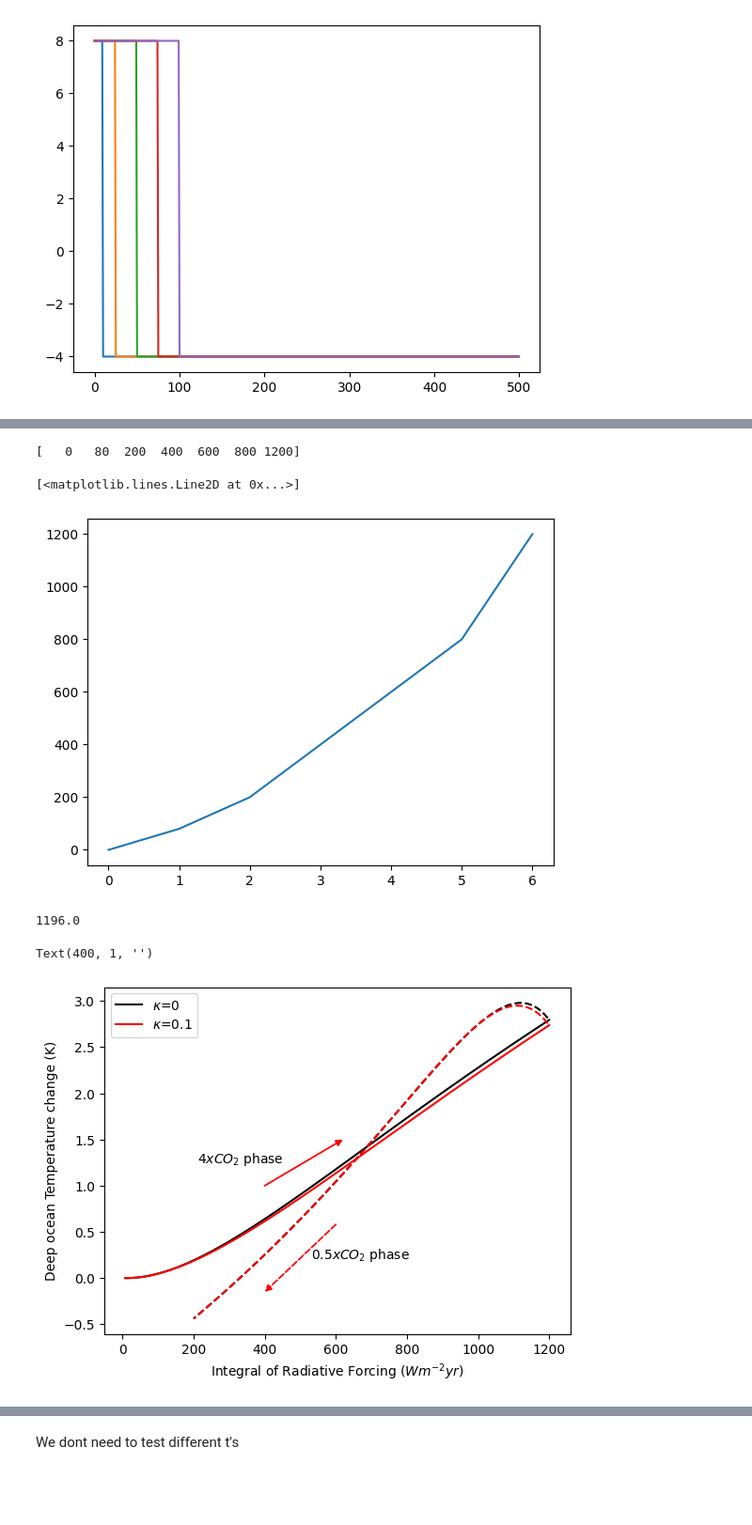
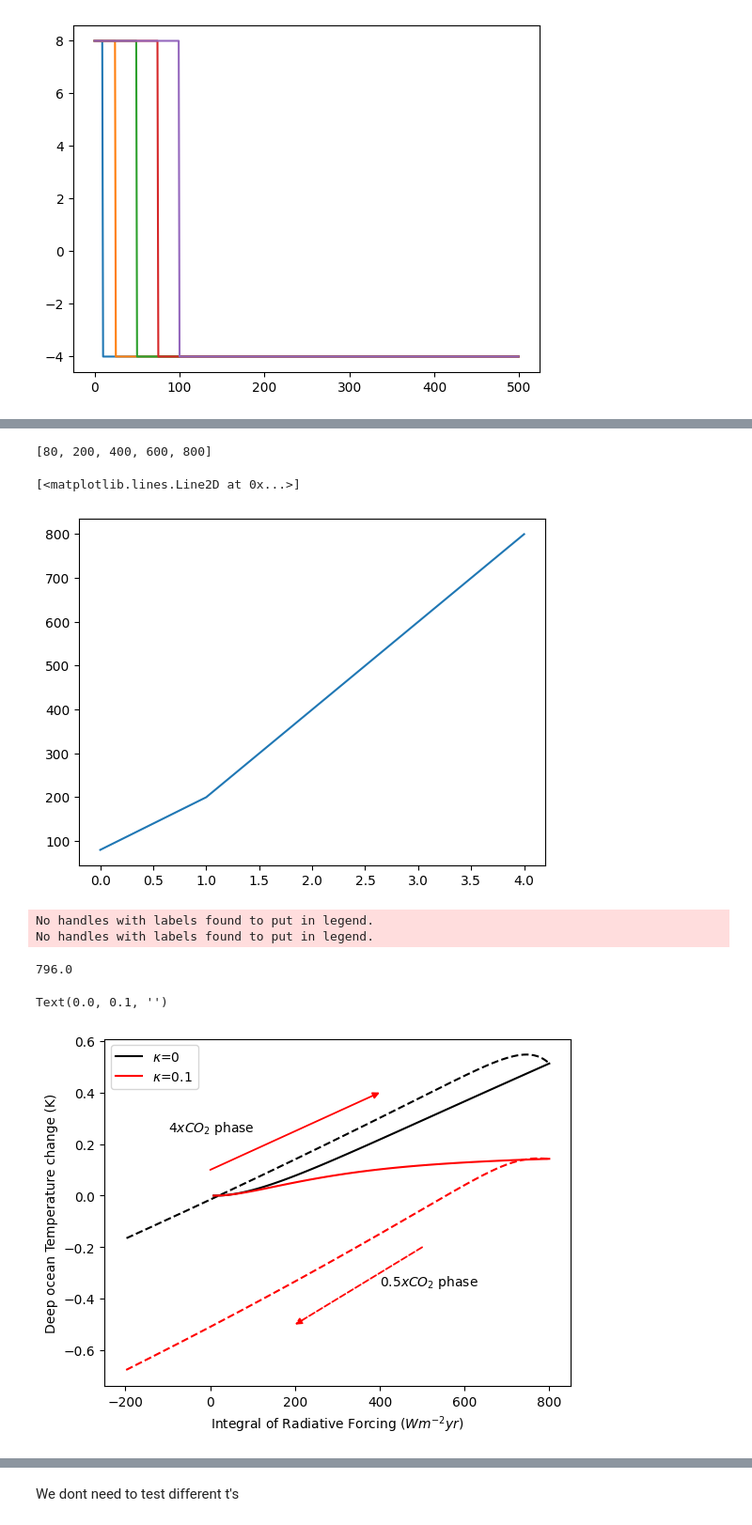
Before and after one commit to francesmcginley/ar6, a Jupyter notebook: Exploration/W10p2ReplicationWithGeoffroyParameters.ipynb, the cells around one changed output, grey strips where cells are left out. Shown at 94% size. Drawn from its saved outputs; the diff is of its cells as text; code cells hidden in the pictures; blank space fills up the shorter version.

```diff
--- a/Exploration/W10p2ReplicationWithGeoffroyParameters.ipynb
+++ b/Exploration/W10p2ReplicationWithGeoffroyParameters.ipynb
@@ -565,8 +565,8 @@ for run, t in zip(runs,ts):
 # %% [markdown]
 # Rerunning with Bouttes Parameter values
 # %%
-d_l = 100       # m
-d_k = 2000      # m
+d_u = 100       # m
+d_l = 2000      # m
 
 alpha = 0.81    # W m^-2 K^-2
 c = 4.218e6     # J m^-3 K^-1
@@ -575,8 +575,8 @@ k = 1e-4        # m^2 s^-1
 gamma = c * k / (0.5 * (d_l + d_k))
 print(gamma)
 
-C_0 = c * d_l / (60*60*24*365)
-C = c * d_k / (60*60*24*365)
+C_0 = c * d_l / (60*60*24*365) #lower layer
+C = c * d_u / (60*60*24*365) #upper layer
 
 print(C, C_0)
 # %% [output]
@@ -606,8 +606,8 @@ for t in ts:
 [figure]
 # %%
 #runs_new = {}
-kappas = [0, 0.1]
-ts = [0,150]
+kappas = [0., 0.1]
+#ts = [0,150]
 
 for kappa in kappas:
     for t in ts:
@@ -707,18 +713,18 @@ for scen in runs_new:
     #print(scen)
     t = int(scen[scen.find("= ")+2:scen.find(", ")])
     k = (scen[scen.find("k = ")+4:])
-    #print(k)
+    print(k)
     #ts_instance.append(t)
     #print(t)
     minv= min(abs(run.tlev[:,1])[t:])
     i = np.where(abs(run.tlev[:,1]) == minv)
     return_times[scen] = run.time[i][0]
-    if k == "0":
+    if k == "0.0":
         print(t)
         fint_up.append(8 * t)
         t_0k.append(run.time[i][0])
         fint_down0.append(4 * (run.time[i][0]-t))
-    else:
+    elif k == "0.1":
         t_01k.append(run.time[i][0])
         fint_down01.append(4 * (run.time[i][0]-t))
 
@@ -758,7 +764,7 @@ axs.plot(xs, m1 * xs + c1)
 axs.plot(np.sort(xs), np.sort(xs), "k", linestyle= "dashed")
 axs.set_xlabel("Integral of $F_{up}$ ($Wm^{-2} yr$)")
 axs.set_ylabel("Integral of $F_{down}$ ($Wm^{-2} yr$)")
-axs.annotate(f"m: %s"%"{:.2f}".format(m0) , (xs[-1]-250,fint_down0[-1]+50))
+axs.annotate(f"m: %s"%"{:.2f}".format(m0) , (xs[-1]-250,fint_down0[-1]-100))
 axs.annotate(f"m: %s"%"{:.2f}".format(m1) , (xs[-1]-200,fint_down01[-1]-50 ))
 axs.legend()
 
@@ -784,53 +798,56 @@ ax2.axhline(0, color="k")
 print(fint_up)
 plt.plot(np.sort(fint_up, axis=0))
 # %% [output]
-[   0   80  200  400  600  800 1200]
+[80, 200, 400, 600, 800]
 [<matplotlib.lines.Line2D at 0x...>]
-[figure, old version]
+[figure, new version]
 # %%
 for name in runs_new:
     #print(name)
     i = name.index("t")
     j = name.index(",")
     t = int(name[i+4:j])
-    if t != 150:
+    if t != 100:
         continue
     l = name.index("k")
     k = name[l+4:]
     #print(k)
-    if k == "0":
+    if k == "0.0":
         color = "black"
         force = f_scenarios[t]
         f_up = np.cumsum(force[:t])
         f_down = np.cumsum(force[t:])
         run = runs_new[name]
         plt.plot(f_up, run.tlev[:,1][:t], color = color, label = "$\kappa$=0")
         plt.plot(f_down[:250] + f_up[-1] , run.tlev[:,1][t:][:250], linestyle = "dashed", color = color)
     if k == "0.1":
         color = "red"
         force = f_scenarios[t]
         f_up = np.cumsum(force[:t])
         f_down = np.cumsum(force[t:])
         run = runs_new[name]
         plt.plot(f_up, run.tlev[:,1][:t], color = color, label = "$\kappa$=0.1")
         print(f_up[-1] + f_down[0])
         plt.plot(f_down[:250] + f_up[-1], run.tlev[:,1][t:][:250], linestyle = "dashed", color = color)
     plt.xlabel("Integral of Radiative Forcing ($Wm^{-2} yr$)")
     plt.ylabel("Deep ocean Temperature change (K)")
+    #plt.xlim(-500,3000)
     plt.legend()
 
-arrowStart=np.array([400,-0.15])
-arrowStop=np.array([600,0.58])
+arrowStart=np.array([200,-0.5])
+arrowStop=np.array([500,-0.2])
 arrowColor="red"
-plt.annotate("$0.5 x CO_2$ phase",(((arrowStop+arrowStart)/2)[0]+30,((arrowStop+arrowStart)/2)[1]) )
+plt.annotate("$0.5 x CO_2$ phase",(((arrowStop+arrowStart)/2)[0]+50,((arrowStop+arrowStart)/2)[1]) )
 plt.annotate("",arrowStart,xytext=arrowStop,arrowprops=dict(arrowstyle="-|>",shrinkA=0,shrinkB=0,edgecolor=arrowColor,facecolor=arrowColor,linestyle="dashed", lw=1.3))
 
-arrowStart2=np.array([620,1.5])
-arrowStop2=np.array([400,1])
+arrowStart2=np.array([400,0.4])
+arrowStop2=np.array([0,0.1])
 arrowColor2="red"
 plt.annotate("$4 x CO_2$ phase",(((arrowStop2+arrowStart2)/2)[0]-300,((arrowStop2+arrowStart2)/2)[1]) )
 plt.annotate("",arrowStart2,xytext=arrowStop2,arrowprops=dict(arrowstyle="-|>",shrinkA=0,shrinkB=0,edgecolor=arrowColor,facecolor=arrowColor2, lw=1.3))
 # %% [output]
-1196.0
+No handles with labels found to put in legend.
+No handles with labels found to put in legend.
-Text(400, 1, '')
+796.0
+Text(0.0, 0.1, '')
-[figure, old version]
+[figure, new version]
```
Also changed, not shown: parts of 7 cells of this notebook, 3 other files.
